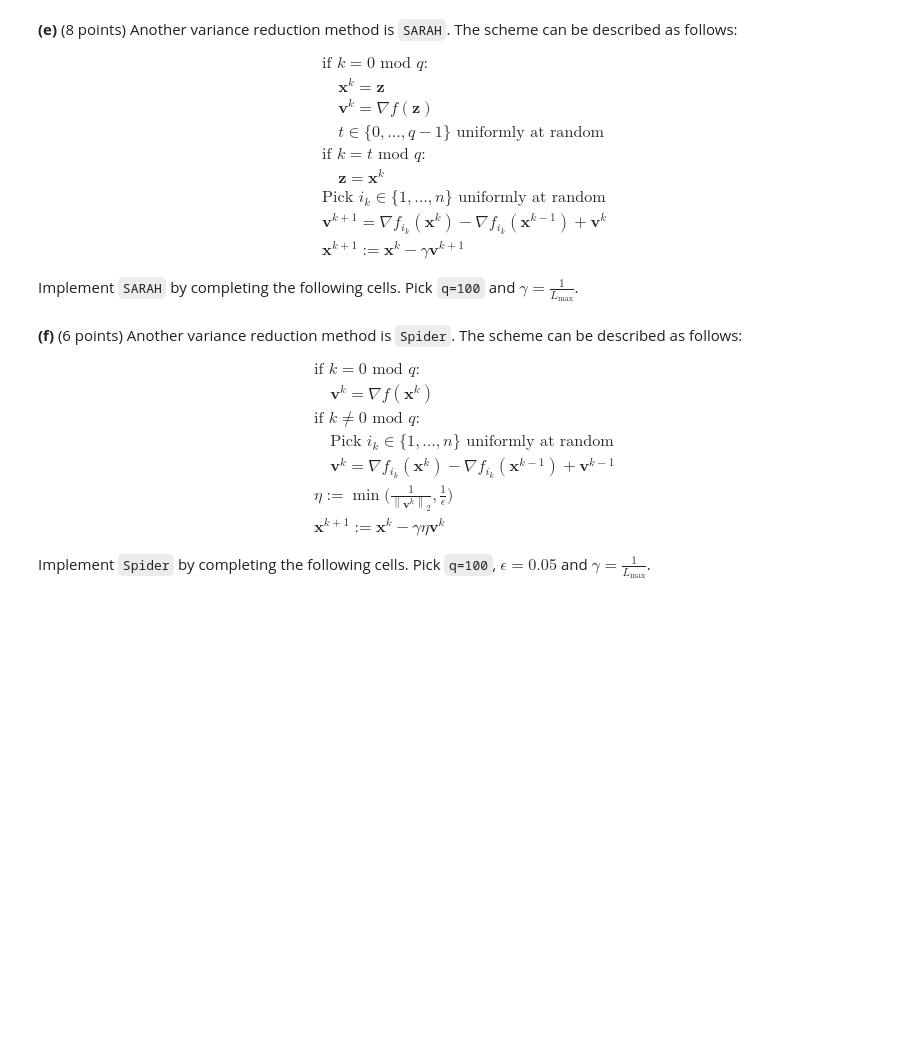
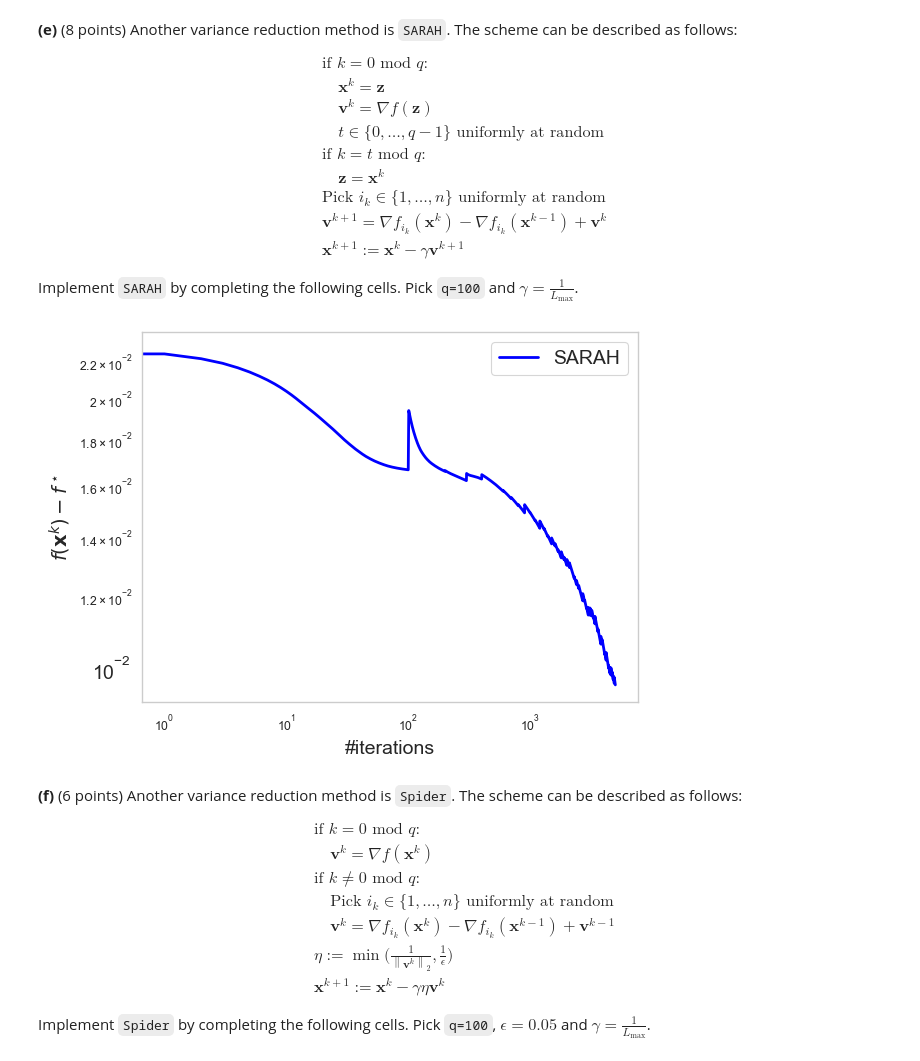
Before and after one commit to MarkoStc/mod_hw1, a Jupyter notebook: Part 3 - Stochastic gradient methods.ipynb, the cells around one changed output. Saved outputs shown, nothing was run; the diff lists cells and outputs as text; code cells hidden in the pictures; blank space fills up the shorter version.

```diff
--- a/Part 3 - Stochastic gradient methods.ipynb
+++ b/Part 3 - Stochastic gradient methods.ipynb
@@ -172,5 +193,28 @@ def SARAH_initialize(f, x_zero):
+# %%
+def SARAH_update(f, state):
+    x_k, prev_x_k, v_k, z, q, t, gamma, k = state
+    n = f.n
+    if np.mod(k,q)==0:
+        x_k = z
+        v_k = f.grad(z)
+        t = np.random.choice(q)
+    if np.mod(k,q) == t:
+        z = x_k
+    i_k = np.random.choice(n)
+    next_v_k = f.i_grad(i_k, x_k) - f.i_grad(i_k, prev_x_k) + v_k
+    next_x_k = x_k - gamma*next_v_k
+
+
+    return SARAH_state(next_x_k, x_k, next_v_k, z , 100, t, 1/f.L_max,k+1)
+
+def SARAH_initialize(f, x_zero):
+    return SARAH_state(x_zero, x_zero, f.grad(x_zero),  x_zero, 100, 0, 1/f.L_max, 0)
 # %%
 SARAH = OptAlgorithm(name="SARAH", init_state=SARAH_initialize, state_update=SARAH_update)
+# %%
+plot([SARAH], f_full_data, x_zero, 5000)
+# %% [output]
+[figure, added]
 # %% [markdown]
 __(f)__ (6 points) Another variance reduction method is `Spider`. The scheme can be described as follows:
 
```
Also changed, not shown: parts of 12 cells of this notebook, 1 other file.
